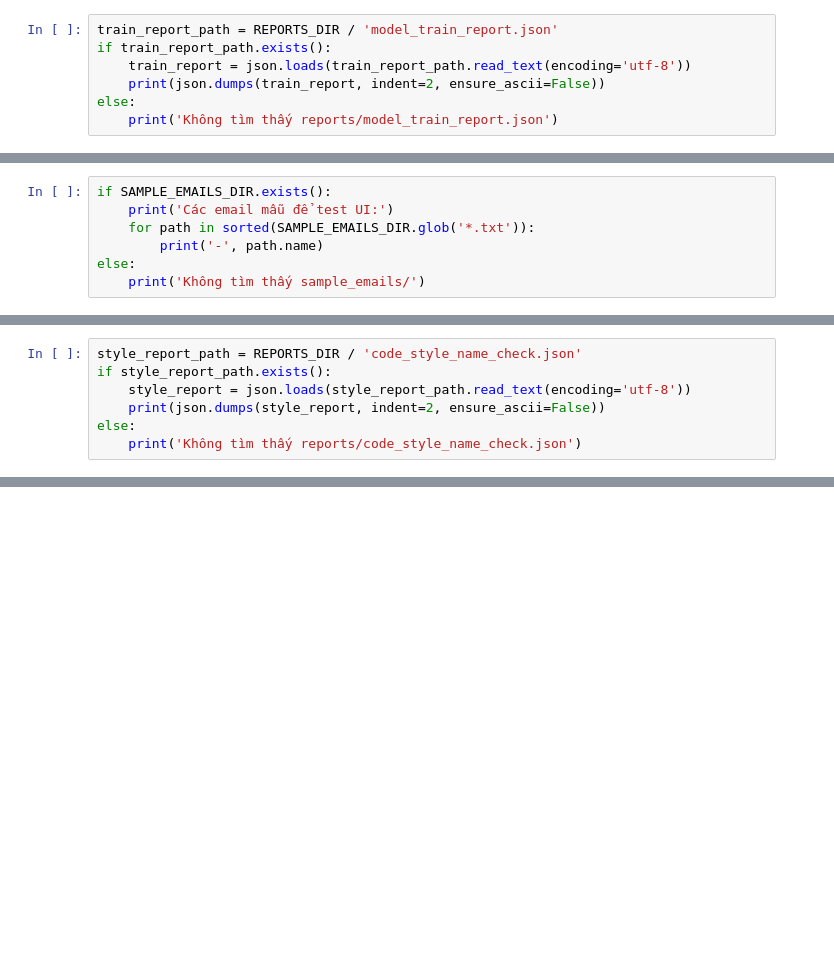
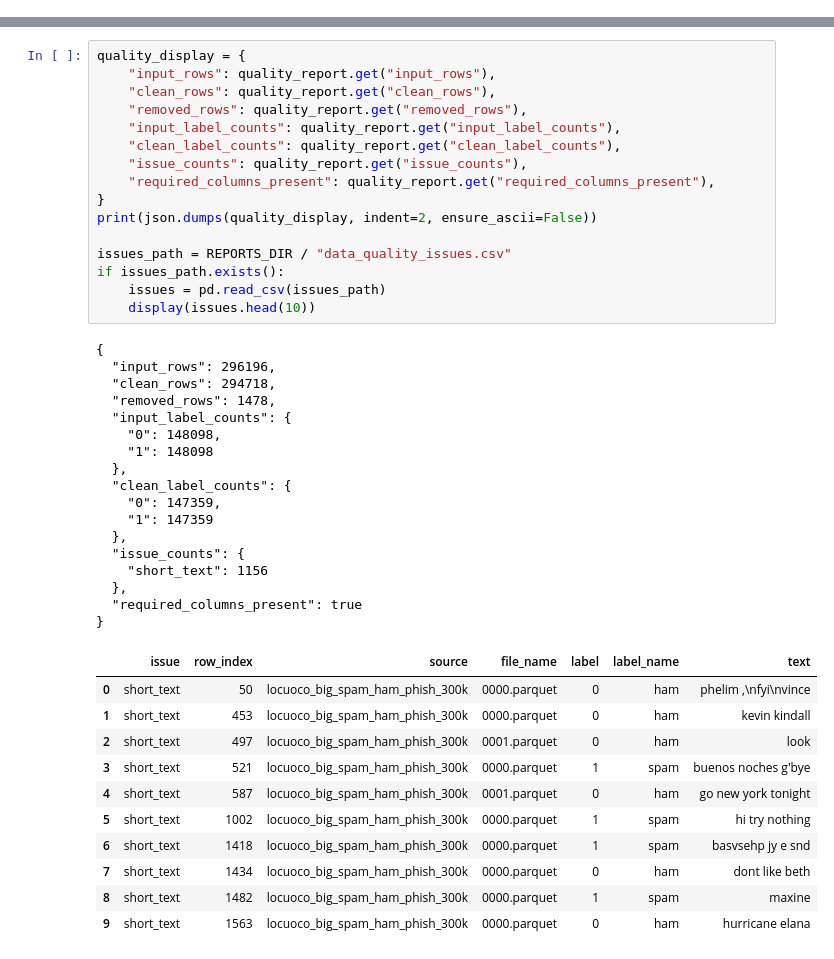
Before and after one commit to beloncuaem/Project-Classifying-Spam-Emails, a Jupyter notebook: notebooks/99_final_project_notebook.ipynb, the cells around one changed output, grey strips where cells are left out. Cells and saved outputs as stored; diff of their text form; blank space fills up the shorter version.

Commit message:
Import updated Lab 1 source archive

```diff
--- a/notebooks/99_final_project_notebook.ipynb
+++ b/notebooks/99_final_project_notebook.ipynb
@@ -298,7 +0,0 @@ Report train hiện tại chọn `linear_svm` là best model.
-# %%
-train_report_path = REPORTS_DIR / 'model_train_report.json'
-if train_report_path.exists():
-    train_report = json.loads(train_report_path.read_text(encoding='utf-8'))
-    print(json.dumps(train_report, indent=2, ensure_ascii=False))
-else:
-    print('Không tìm thấy reports/model_train_report.json')
@@ -475,7 +0,0 @@ Giao diện trả về:
-# %%
-if SAMPLE_EMAILS_DIR.exists():
-    print('Các email mẫu để test UI:')
-    for path in sorted(SAMPLE_EMAILS_DIR.glob('*.txt')):
-        print('-', path.name)
-else:
-    print('Không tìm thấy sample_emails/')
@@ -510,7 +0,0 @@ Các file source chính gồm `data_loader.py`, `data_quality.py`, `text_preproc
-# %%
-style_report_path = REPORTS_DIR / 'code_style_name_check.json'
-if style_report_path.exists():
-    style_report = json.loads(style_report_path.read_text(encoding='utf-8'))
-    print(json.dumps(style_report, indent=2, ensure_ascii=False))
-else:
-    print('Không tìm thấy reports/code_style_name_check.json')
@@ -565,0 +135,45 @@ Khi thuyết trình, nhóm nên nhấn mạnh rằng kết quả dự đoán d
+# %%
+quality_display = {
+    "input_rows": quality_report.get("input_rows"),
+    "clean_rows": quality_report.get("clean_rows"),
+    "removed_rows": quality_report.get("removed_rows"),
+    "input_label_counts": quality_report.get("input_label_counts"),
+    "clean_label_counts": quality_report.get("clean_label_counts"),
+    "issue_counts": quality_report.get("issue_counts"),
+    "required_columns_present": quality_report.get("required_columns_present"),
+}
+print(json.dumps(quality_display, indent=2, ensure_ascii=False))
+
+issues_path = REPORTS_DIR / "data_quality_issues.csv"
+if issues_path.exists():
+    issues = pd.read_csv(issues_path)
+    display(issues.head(10))
+# %% [output]
+{
+  "input_rows": 296196,
+  "clean_rows": 294718,
+  "removed_rows": 1478,
+  "input_label_counts": {
+    "0": 148098,
+    "1": 148098
+  },
+  "clean_label_counts": {
+    "0": 147359,
+    "1": 147359
+  },
+  "issue_counts": {
+    "short_text": 1156
+  },
+  "required_columns_present": true
+}
+|  | issue | row_index | source | file_name | label | label_name | text |
+| 0 | short_text | 50 | locuoco_big_spam_ham_phish_300k | 0000.parquet | 0 | ham | phelim ,\nfyi\nvince |
+| 1 | short_text | 453 | locuoco_big_spam_ham_phish_300k | 0000.parquet | 0 | ham | kevin kindall |
+| 2 | short_text | 497 | locuoco_big_spam_ham_phish_300k | 0001.parquet | 0 | ham | look |
+| 3 | short_text | 521 | locuoco_big_spam_ham_phish_300k | 0000.parquet | 1 | spam | buenos noches g'bye |
+| 4 | short_text | 587 | locuoco_big_spam_ham_phish_300k | 0001.parquet | 0 | ham | go new york tonight |
+| 5 | short_text | 1002 | locuoco_big_spam_ham_phish_300k | 0000.parquet | 1 | spam | hi try nothing |
+| 6 | short_text | 1418 | locuoco_big_spam_ham_phish_300k | 0000.parquet | 1 | spam | basvsehp jy e snd |
+| 7 | short_text | 1434 | locuoco_big_spam_ham_phish_300k | 0000.parquet | 0 | ham | dont like beth |
+| 8 | short_text | 1482 | locuoco_big_spam_ham_phish_300k | 0000.parquet | 1 | spam | maxine |
+| 9 | short_text | 1563 | locuoco_big_spam_ham_phish_300k | 0000.parquet | 0 | ham | hurricane elana |
```
Also changed, not shown: parts of 62 cells of this notebook, 24 other files.
